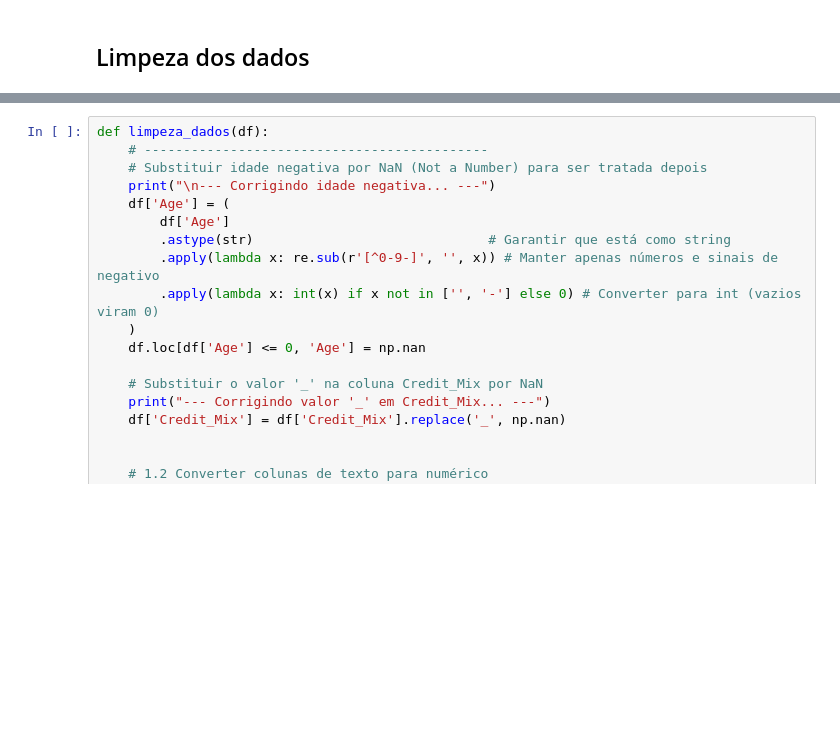
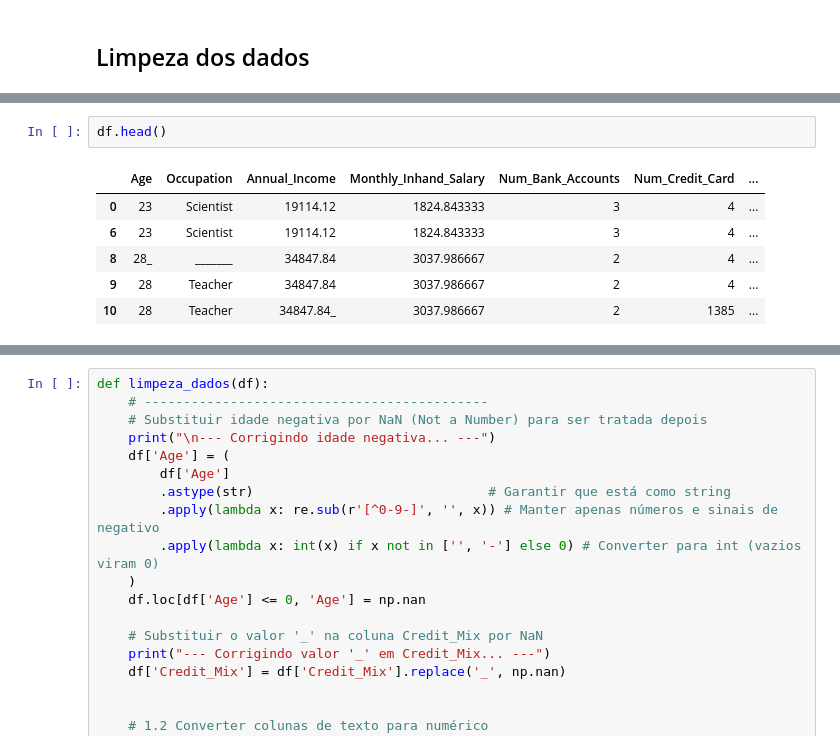
Before and after one commit to fabioebner/quantum-finance-mlops, a Jupyter notebook: notebooks/data-processing.ipynb, the cells around one changed output, grey strips where cells are left out. Cells and saved outputs as stored; diff of their text form; blank space fills up the shorter version.

```diff
--- a/notebooks/data-processing.ipynb
+++ b/notebooks/data-processing.ipynb
@@ -80,0 +140,9 @@ df.head()
+# %%
+df.head()
+# %% [output]
+|  | Age | Occupation | Annual_Income | Monthly_Inhand_Salary | Num_Bank_Accounts | Num_Credit_Card | ... |
+| 0 | 23 | Scientist | 19114.12 | 1824.843333 | 3 | 4 | ... |
+| 6 | 23 | Scientist | 19114.12 | 1824.843333 | 3 | 4 | ... |
+| 8 | 28_ | _______ | 34847.84 | 3037.986667 | 2 | 4 | ... |
+| 9 | 28 | Teacher | 34847.84 | 3037.986667 | 2 | 4 | ... |
+| 10 | 28 | Teacher | 34847.84_ | 3037.986667 | 2 | 1385 | ... |
```
Also changed, not shown: parts of 15 cells of this notebook, 1 other file.
